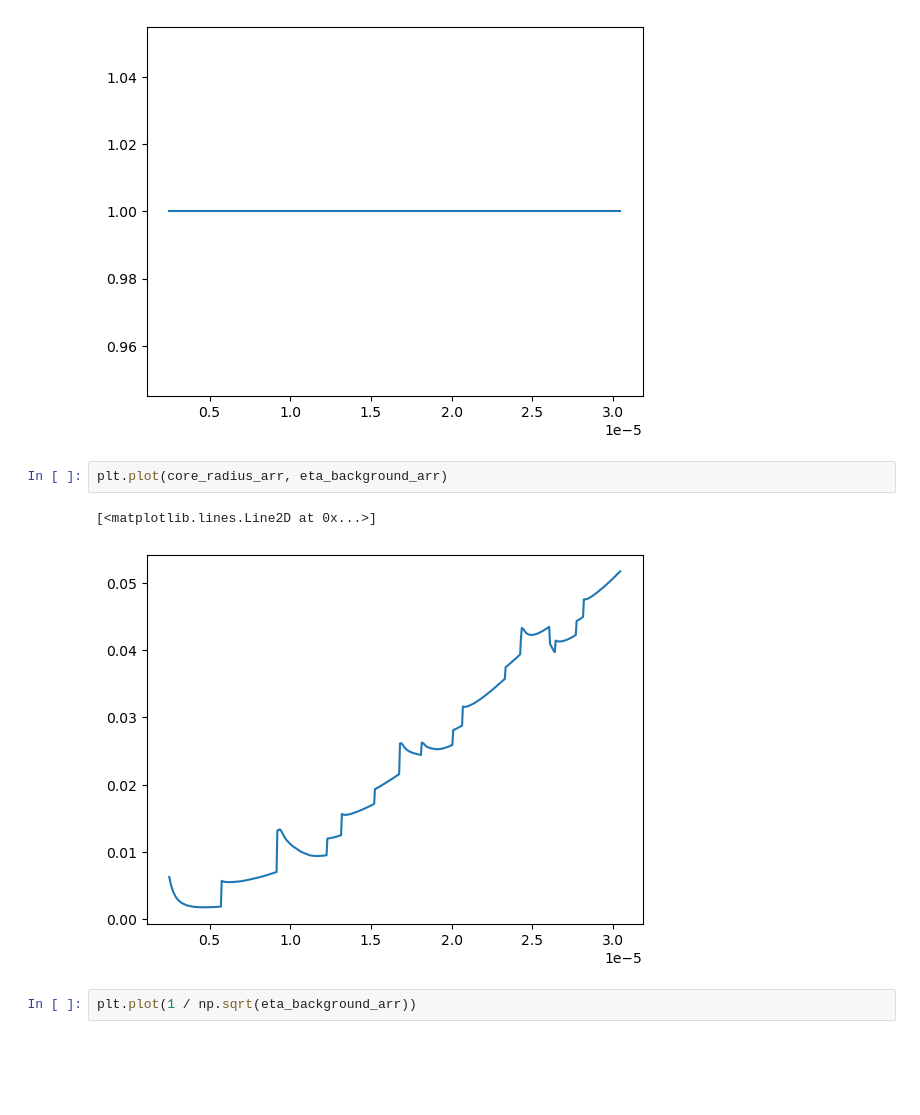
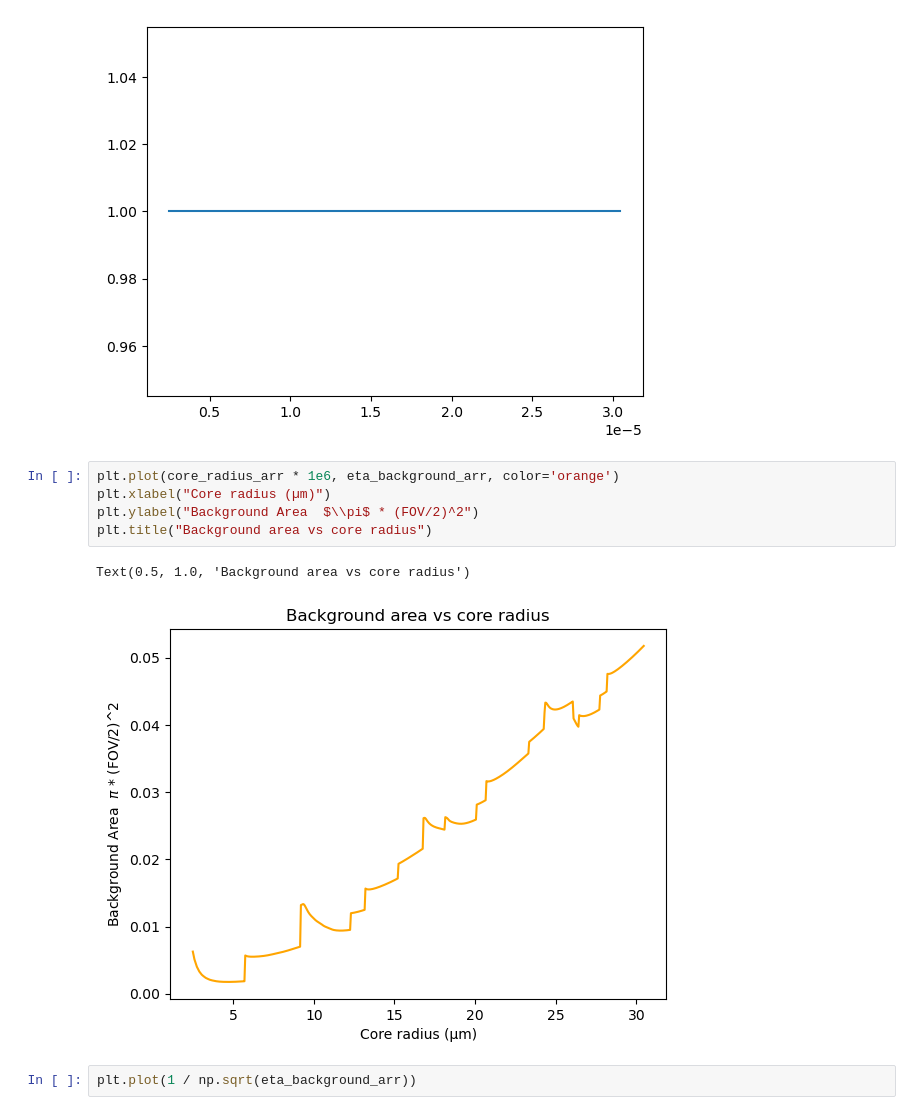
Before and after one commit to TongyueLiu/OH-Suppression-MRes-Project, a Jupyter notebook: notebooks/2D electric field calculations.ipynb, the cells around one changed output. Cells and saved outputs as stored; diff of their text form; blank space fills up the shorter version.

```diff
--- a/notebooks/2D electric field calculations.ipynb
+++ b/notebooks/2D electric field calculations.ipynb
@@ -1962,10 +1967,13 @@ plt.plot(core_radius_arr, signal_incident_array)
 [<matplotlib.lines.Line2D at 0x...>]
 [figure]
 # %%
-plt.plot(core_radius_arr, eta_background_arr)
+plt.plot(core_radius_arr * 1e6, eta_background_arr, color='orange')
+plt.xlabel("Core radius (µm)")
+plt.ylabel("Background Area  $\\pi$ * (FOV/2)^2")
+plt.title("Background area vs core radius")
 # %% [output]
-[<matplotlib.lines.Line2D at 0x...>]
+Text(0.5, 1.0, 'Background area vs core radius')
-[figure, old version]
+[figure, new version]
 # %%
 plt.plot(1 / np.sqrt(eta_background_arr))
 # %% [output]
```
Also changed, not shown: parts of 18 cells of this notebook, 2 other files.
